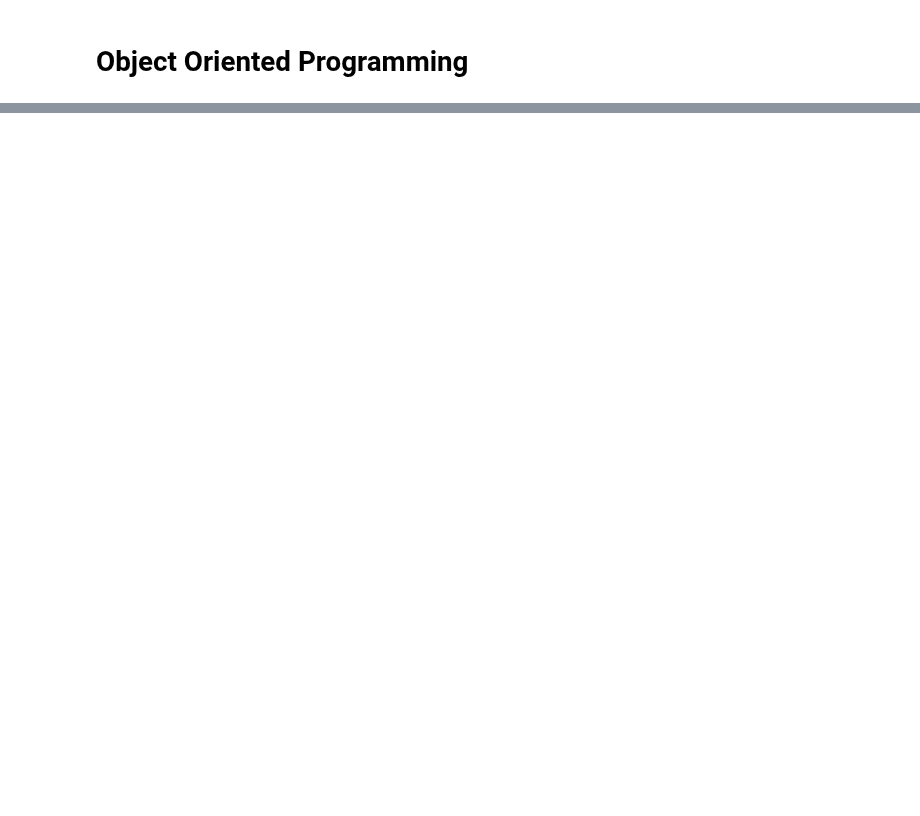
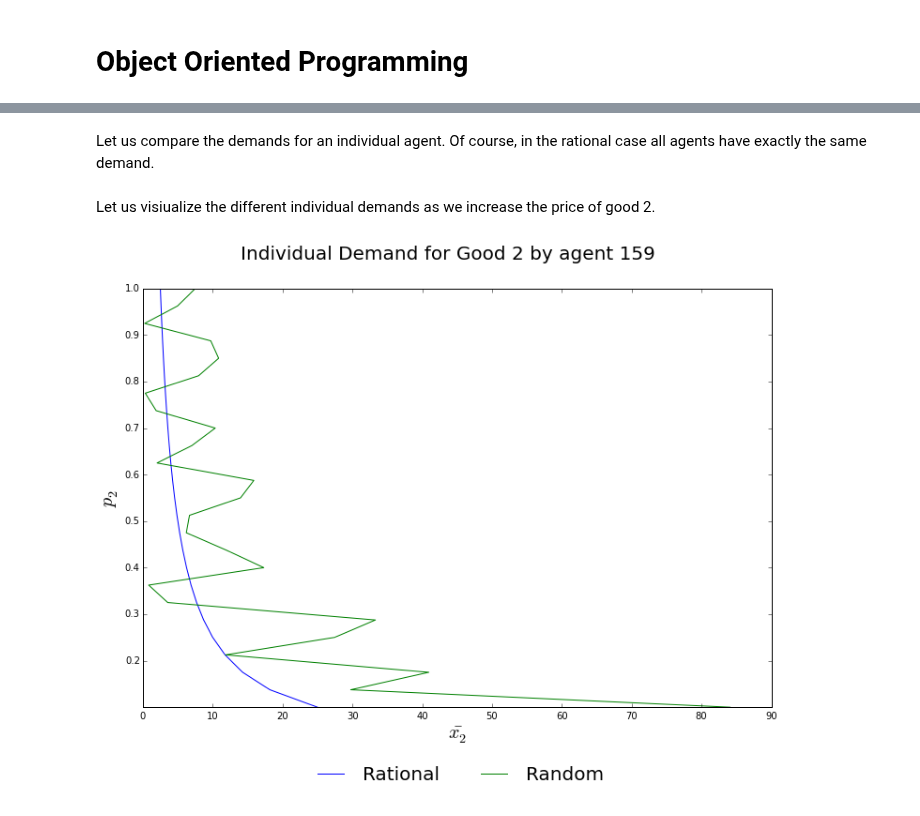
Before and after one commit to snowdj/course, a Jupyter notebook: lectures/object_oriented_programming/lecture.ipynb, the cells around one changed output, grey strips where cells are left out. Saved outputs shown, nothing was run; the diff lists cells and outputs as text; code cells hidden in the pictures; blank space fills up the shorter version.

```diff
--- a/lectures/object_oriented_programming/lecture.ipynb
+++ b/lectures/object_oriented_programming/lecture.ipynb
@@ -8,0 +65,2 @@ HTML(open(css_file, 'r').read())
+# %% [markdown]
+Let us compare the demands for an individual agent. Of course, in the rational case all agents have exactly the same demand.
@@ -8,0 +94,24 @@ HTML(open(css_file, 'r').read())
+# %% [markdown]
+Let us visiualize the different individual demands as we increase the price of good 2.
+# %%
+# Initialize canvas
+ax = plt.figure(figsize=(12,8)).add_subplot(111)
+
+# Plot demands by population types
+ax.plot(individual_demands['rational'], price_grid, label='Rational')
+ax.plot(individual_demands['random'], price_grid, label='Random')
+
+# Set title and axis labels
+plt.suptitle('Individual Demand for Good 2 by agent ' + str(idx), fontsize=20)
+ax.set_xlabel(r'$\bar{x_2}$', fontsize=20)
+ax.set_ylabel(r'$p_2$', fontsize=20)
+
+# Set up legend
+ax.legend(loc='upper center', bbox_to_anchor=(0.5, -0.10),
+    fancybox=False, frameon=False, shadow=False, ncol=2, fontsize=20)
+
+# Remove first element on y-axis
+ax.yaxis.get_major_ticks()[0].set_visible(False)
+plt.show()
+# %% [output]
+[figure, added]
```
Also changed, not shown: parts of 5 cells of this notebook, 4 other files.
